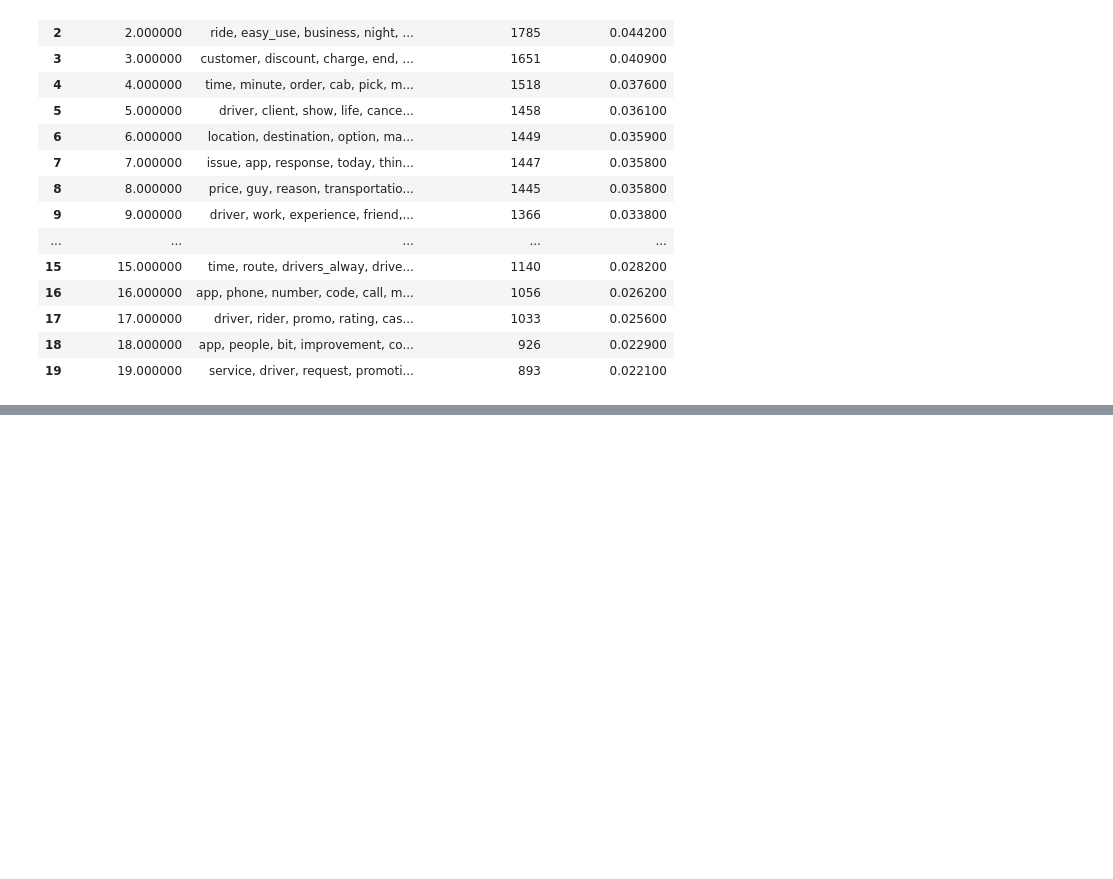
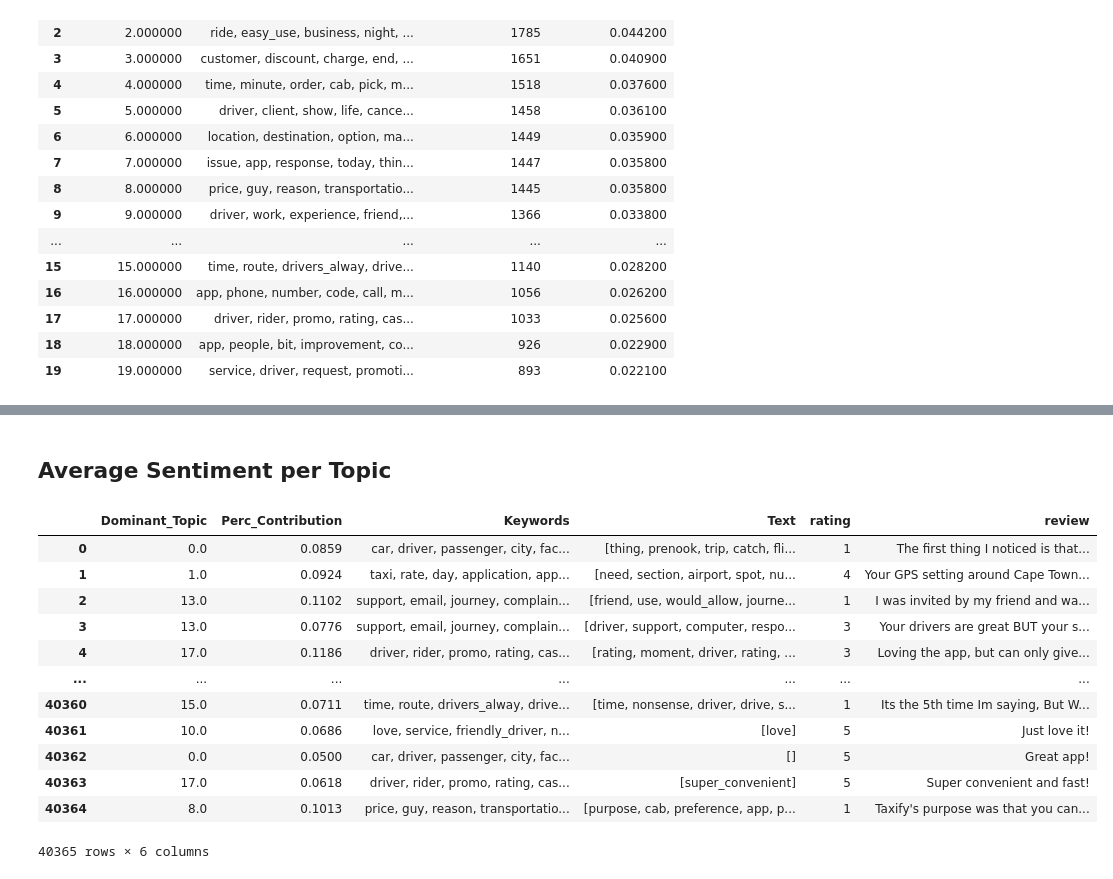
Before and after one commit to enliktjioe/master-thesis-2021, a Jupyter notebook: notebooks/LDA_Mallet_Bolt_ResultAnalysis.ipynb, the cells around one changed output, grey strips where cells are left out. Saved outputs shown, nothing was run; the diff lists cells and outputs as text; code cells hidden in the pictures; blank space fills up the shorter version.

```diff
--- a/notebooks/LDA_Mallet_Bolt_ResultAnalysis.ipynb
+++ b/notebooks/LDA_Mallet_Bolt_ResultAnalysis.ipynb
@@ -128,0 +149,7 @@ sent_topics_sorteddf_m.to_csv('test.csv')
+# %%
+# get list of unique values sorted - https://www.geeksforgeeks.org/python-get-unique-values-list/
+list_unique_topics = np.unique(df_dominant_topic_m['Dominant_Topic'])
+# %%
+for topic in list_unique_topics:
+    avg_rating = round(df_dominant_topic_m[df_dominant_topic_m['Dominant_Topic'] == topic]['rating'].mean(), 2)
+    print('Average Rating for Topic ' + str(topic) + ' = ' + str(avg_rating))
@@ -128,0 +177,25 @@ sent_topics_sorteddf_m.to_csv('test.csv')
+# %% [markdown]
+## Average Sentiment per Topic
+# %%
+df_dominant_topic_m_sentiment = pd.read_csv(config['csv_input_local']['bolt_apple_google_p1_topic_sentiment'], index_col=0)
+df_dominant_topic_m_sentiment = df_dominant_topic_m_sentiment.reset_index(drop=True)
+df_dominant_topic_m_sentiment
+# %%
+for topic in df_dominant_topic_m_sentiment['Dominant_Topic'].unique():
+#     print('Topic'topic)
+    avg_rating = df_dominant_topic_m_sentiment[df_dominant_topic_m_sentiment['Dominant_Topic'] == topic]['sentiment_score'].mean()
+    print('Average Sentiment for Topic ' + str(topic) + ' = ' + str(avg_rating))
+# %% [output]
+|  | Dominant_Topic | Perc_Contribution | Keywords | Text | rating | review |
+| 0 | 0.0 | 0.0859 | car, driver, passenger, city, fac... | [thing, prenook, trip, catch, fli... | 1 | The first thing I noticed is that... |
+| 1 | 1.0 | 0.0924 | taxi, rate, day, application, app... | [need, section, airport, spot, nu... | 4 | Your GPS setting around Cape Town... |
+| 2 | 13.0 | 0.1102 | support, email, journey, complain... | [friend, use, would_allow, journe... | 1 | I was invited by my friend and wa... |
+| 3 | 13.0 | 0.0776 | support, email, journey, complain... | [driver, support, computer, respo... | 3 | Your drivers are great BUT your s... |
+| 4 | 17.0 | 0.1186 | driver, rider, promo, rating, cas... | [rating, moment, driver, rating, ... | 3 | Loving the app, but can only give... |
+| ... | ... | ... | ... | ... | ... | ... |
+| 40360 | 15.0 | 0.0711 | time, route, drivers_alway, drive... | [time, nonsense, driver, drive, s... | 1 | Its the 5th time Im saying, But W... |
+| 40361 | 10.0 | 0.0686 | love, service, friendly_driver, n... | [love] | 5 | Just love it! |
+| 40362 | 0.0 | 0.0500 | car, driver, passenger, city, fac... | [] | 5 | Great app! |
+| 40363 | 17.0 | 0.0618 | driver, rider, promo, rating, cas... | [super_convenient] | 5 | Super convenient and fast! |
+| 40364 | 8.0 | 0.1013 | price, guy, reason, transportatio... | [purpose, cab, preference, app, p... | 1 | Taxify's purpose was that you can... |
+40365 rows × 6 columns
```
Also changed, not shown: parts of 4 cells of this notebook.
